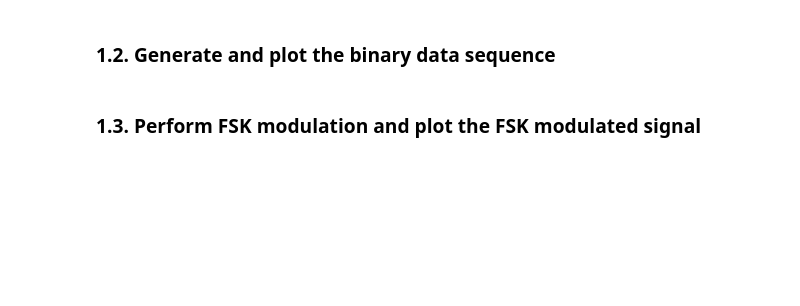
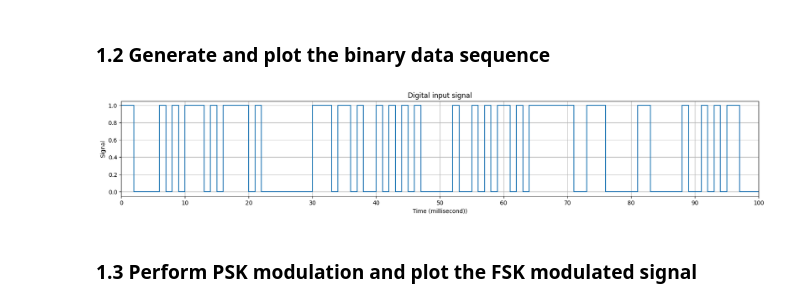
Before and after one commit to lightningdhna/KTTT, a Jupyter notebook: FSK.ipynb, the cells around one changed output. Drawn from its saved outputs; the diff is of its cells as text; code cells hidden in the pictures; blank space fills up the shorter version.

```diff
--- a/FSK.ipynb
+++ b/FSK.ipynb
@@ -42,28 +46,30 @@ plt.show()
 # %% [markdown]
-### 1.2. Generate and plot the binary data sequence
+### 1.2 Generate and plot the binary data sequence
 # %%
 # generate the binary data sequence
-x = np.random.randint(2, size = n)
+binary_data_sequence = np.random.randint(2, size = n)
 digit = np.empty(shape=0, dtype=int)
 for i in range(0,n,1):
-    if x[i] == 1:
+    if binary_data_sequence[i] == 1:
         digit = np.append(digit,np.ones(nb))
     else:
         digit = np.append(digit,np.zeros(nb))
 
 # plot the binary data signal
 plt.figure(figsize = (20, 3))
 plt.title('Digital input signal')
 plt.xticks(1000*np.arange(0,Tb*n,Tb*10))
 plt.xlim(0,100)
 plt.xlabel('Time (millisecond))')
 plt.ylabel('Signal')
-plt.step(1000*np.arange(0,Tb*n,Tb), x)
+plt.step(1000 * np.arange(0,Tb*n,Tb), binary_data_sequence)
 plt.grid(True)
 plt.margins(x=0.01, y=0.05)
 plt.show()
+# %% [output]
+[figure, added]
 # %% [markdown]
-### 1.3. Perform FSK modulation and plot the FSK modulated signal
+### 1.3 Perform PSK modulation and plot the FSK modulated signal
 # %%
 # perform FSK modulation
 modulated_signal = np.where(digit == 0, c1, c2)
```
Also changed, not shown: parts of 24 cells of this notebook, 1 other file.
